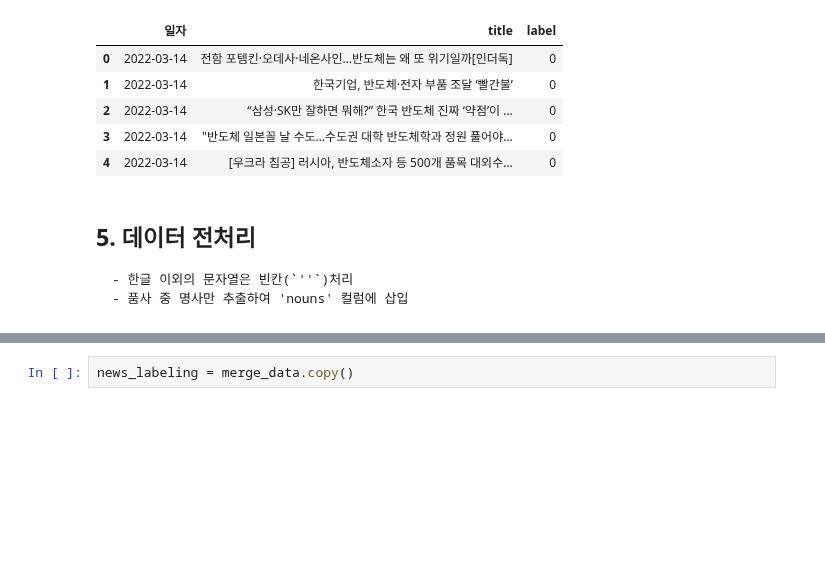
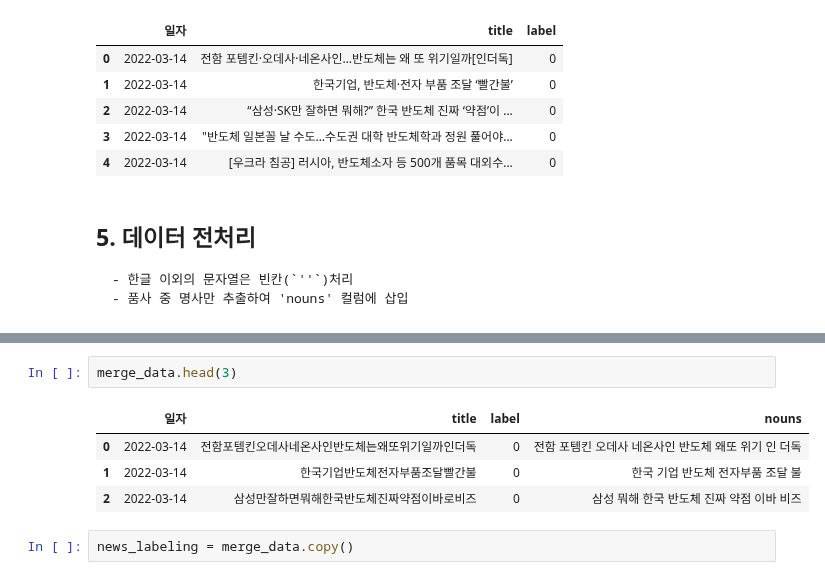
Before and after one commit to youngai1112/HK_Project, a Jupyter notebook: 7.1_뉴스데이터감성분석/01_뉴스데이터감성분석.ipynb, the cells around one changed output, grey strips where cells are left out. Cells and saved outputs as stored; diff of their text form; blank space fills up the shorter version.

```diff
--- a/7.1_뉴스데이터감성분석/01_뉴스데이터감성분석.ipynb
+++ b/7.1_뉴스데이터감성분석/01_뉴스데이터감성분석.ipynb
@@ -465,6 +468,13 @@ merge_data = merge_data.dropna(how='any')
 30000 단계 완료
 40000 단계 완료
 50000 단계 완료
+# %%
+merge_data.head(3)
+# %% [output]
+|  | 일자 | title | label | nouns |
+| 0 | 2022-03-14 | 전함포템킨오데사네온사인반도체는왜또위기일까인더독 | 0 | 전함 포템킨 오데사 네온사인 반도체 왜또 위기 인 더독 |
+| 1 | 2022-03-14 | 한국기업반도체전자부품조달빨간불 | 0 | 한국 기업 반도체 전자부품 조달 불 |
+| 2 | 2022-03-14 | 삼성만잘하면뭐해한국반도체진짜약점이바로비즈 | 0 | 삼성 뭐해 한국 반도체 진짜 약점 이바 비즈 |
 # %%
 news_labeling = merge_data.copy()
 # %%
```
Also changed, not shown: parts of 5 cells of this notebook.
